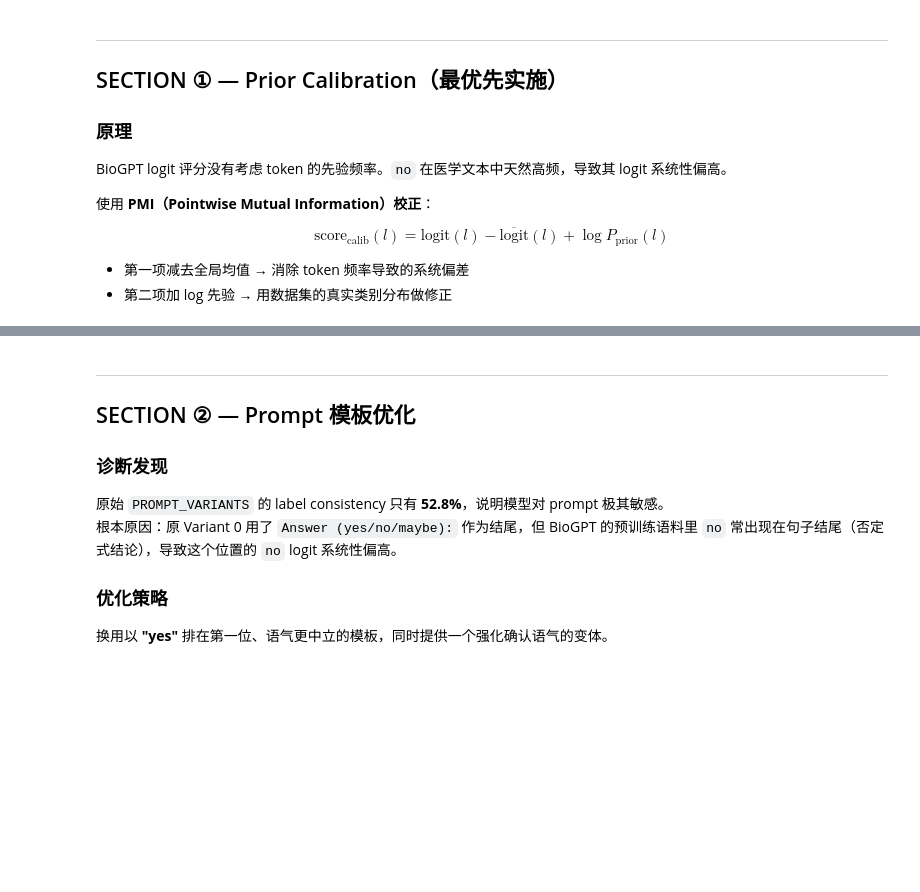
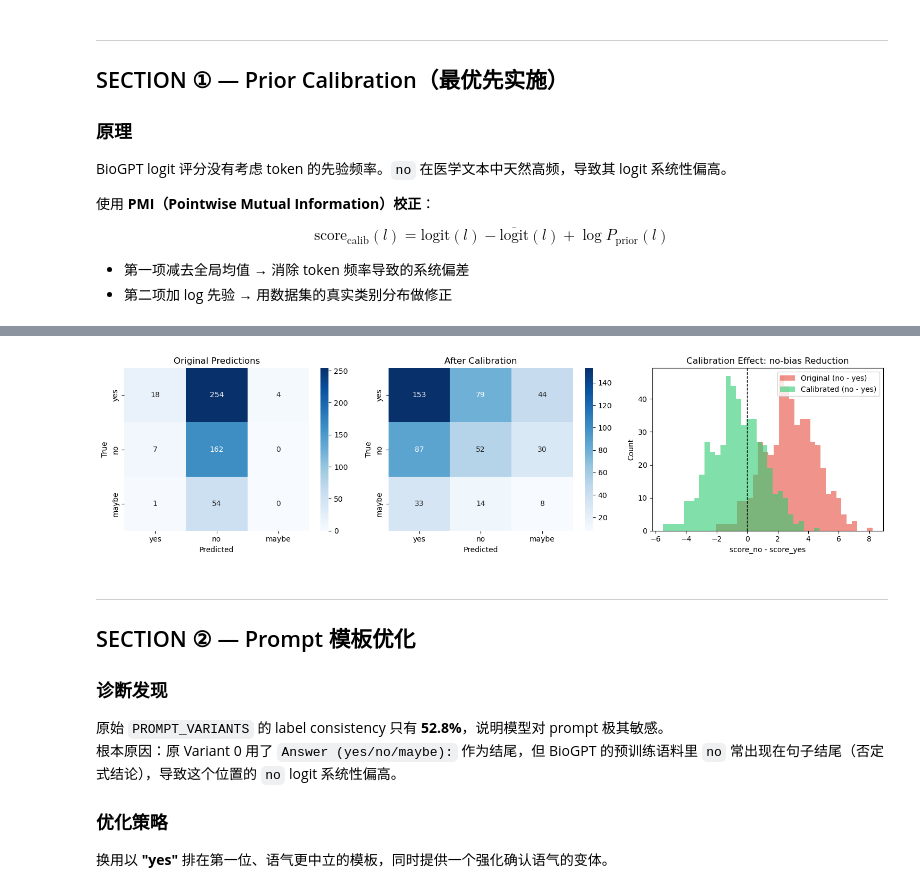
Before and after one commit to realhenrycheng/AITA_Coursework_Team11, a Jupyter notebook: biogpt_optimization_CN.ipynb, the cells around one changed output, grey strips where cells are left out. Saved outputs shown, nothing was run; the diff lists cells and outputs as text; code cells hidden in the pictures; blank space fills up the shorter version.

```diff
--- a/biogpt_optimization_CN.ipynb
+++ b/biogpt_optimization_CN.ipynb
@@ -121,34 +145,33 @@ print(classification_report(df["true_label"], df["pred_calibrated"],
 # %%
-# ---- 可视化：校正前后预测分布对比 ----
 fig, axes = plt.subplots(1, 3, figsize=(15, 4))
 
-# 混淆矩阵
 for ax, pred_col, title in zip(
     axes[:2],
     ["predicted_label", "pred_calibrated"],
-    ["原始预测", "① 校正后预测"]
+    ["Original Predictions", "After Calibration"]
 ):
     cm = confusion_matrix(df["true_label"], df[pred_col], labels=LABELS)
     sns.heatmap(cm, annot=True, fmt="d", cmap="Blues",
                 xticklabels=LABELS, yticklabels=LABELS, ax=ax)
     ax.set_title(title)
     ax.set_xlabel("Predicted")
     ax.set_ylabel("True")
 
-# logit 分布对比
 ax = axes[2]
-ax.hist(df["score_no"] - df["score_yes"],        bins=30, alpha=0.6, label="原始 (no - yes)",   color="#e74c3c")
-ax.hist(df["calib_no"] - df["calib_yes"],        bins=30, alpha=0.6, label="校正后 (no - yes)", color="#2ecc71")
+ax.hist(df["score_no"] - df["score_yes"],  bins=30, alpha=0.6,
+        label="Original (no - yes)",   color="#e74c3c")
+ax.hist(df["calib_no"] - df["calib_yes"], bins=30, alpha=0.6,
+        label="Calibrated (no - yes)", color="#2ecc71")
 ax.axvline(0, color="black", linestyle="--", linewidth=1)
-ax.set_xlabel("score_no − score_yes")
-ax.set_ylabel("样本数")
-ax.set_title("校正效果：no 偏向消除")
+ax.set_xlabel("score_no - score_yes")
+ax.set_ylabel("Count")
+ax.set_title("Calibration Effect: no-bias Reduction")
 ax.legend()
 
 plt.tight_layout()
-plt.savefig("calibration_comparison.png", dpi=150)
 plt.show()
-print("图表已保存为 calibration_comparison.png")
+# %% [output]
+[figure, added]
 # %%
 # ============================================================
 #  ① 在线推理版本：如需重新运行模型，替换 predict_single 如下
```
Also changed, not shown: parts of 3 cells of this notebook.
